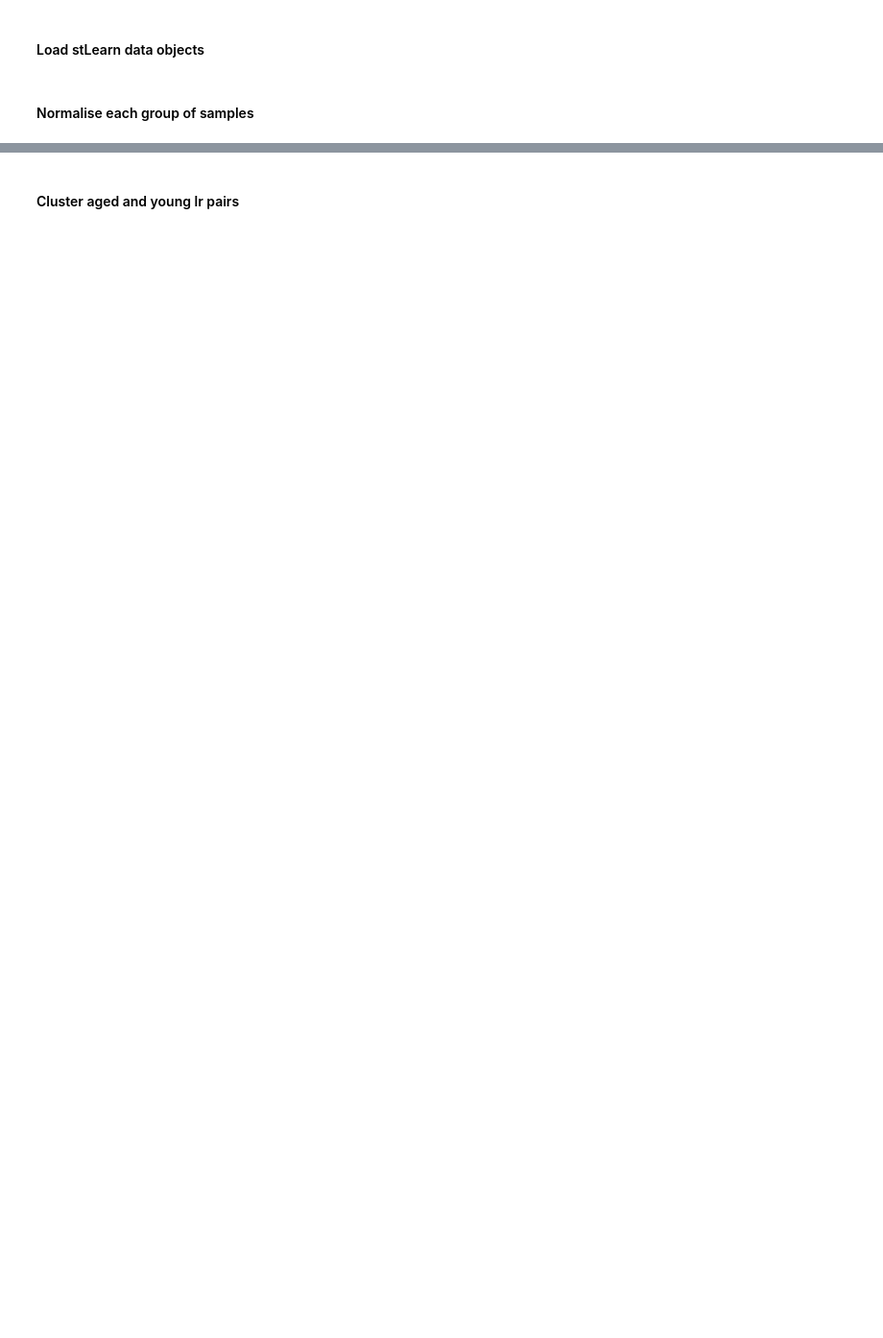
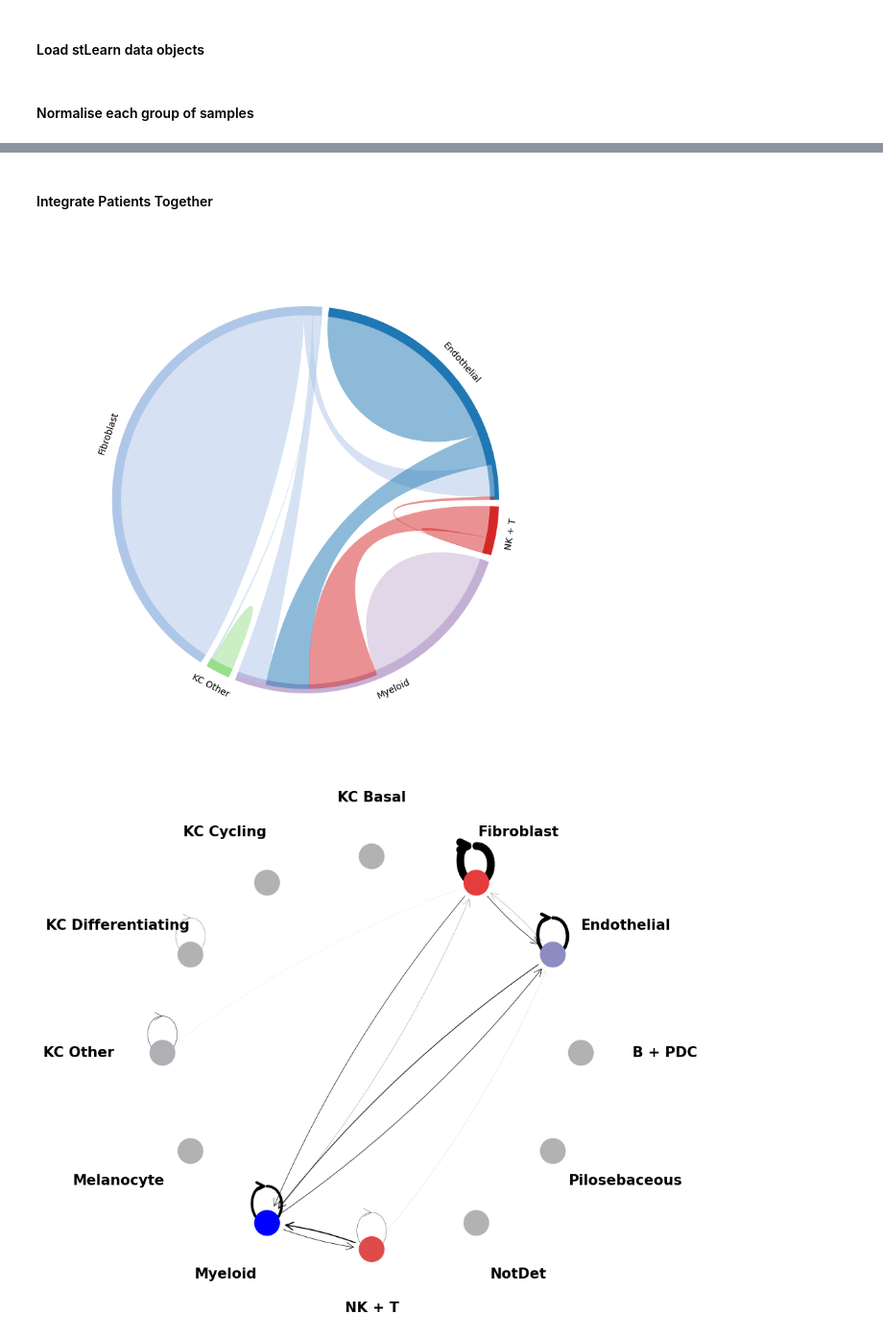
Before and after one commit to BiomedicalMachineLearning/MultimodalCCI, a Jupyter notebook: examples/melanoma_integration.ipynb, the cells around one changed output, grey strips where cells are left out. Shown at 96% size. Drawn from its saved outputs; the diff is of its cells as text; code cells hidden in the pictures; blank space fills up the shorter version.

```diff
--- a/examples/melanoma_integration.ipynb
+++ b/examples/melanoma_integration.ipynb
@@ -175,2 +150,0 @@ print(myl_mel_lrs['sample1'])
-# %% [markdown]
-#### Cluster aged and young lr pairs
@@ -185,0 +151,16 @@ for cluster, matrix in overall_clusters.items():
+# %% [markdown]
+#### Integrate Patients Together
+# %%
+normalised = mmcci.it.normalise_samples_between_tech(
+    [[patient_integrated['6747']], [patient_integrated['21031']], [patient_integrated['48974']], [patient_integrated['66487']]]
+    )
+
+normalised = np.array(normalised).T.tolist()
+integrated = mmcci.it.integrate_between_tech(normalised[0])
+overall = mmcci.it.calculate_overall_interactions(integrated)
+
+mmcci.plt.chord_plot(overall, colors=colors)
+mmcci.plt.network_plot(overall)
+# %% [output]
+[figure, added]
+[figure, added]
```
Also changed, not shown: parts of 23 cells of this notebook, 13 other files.
